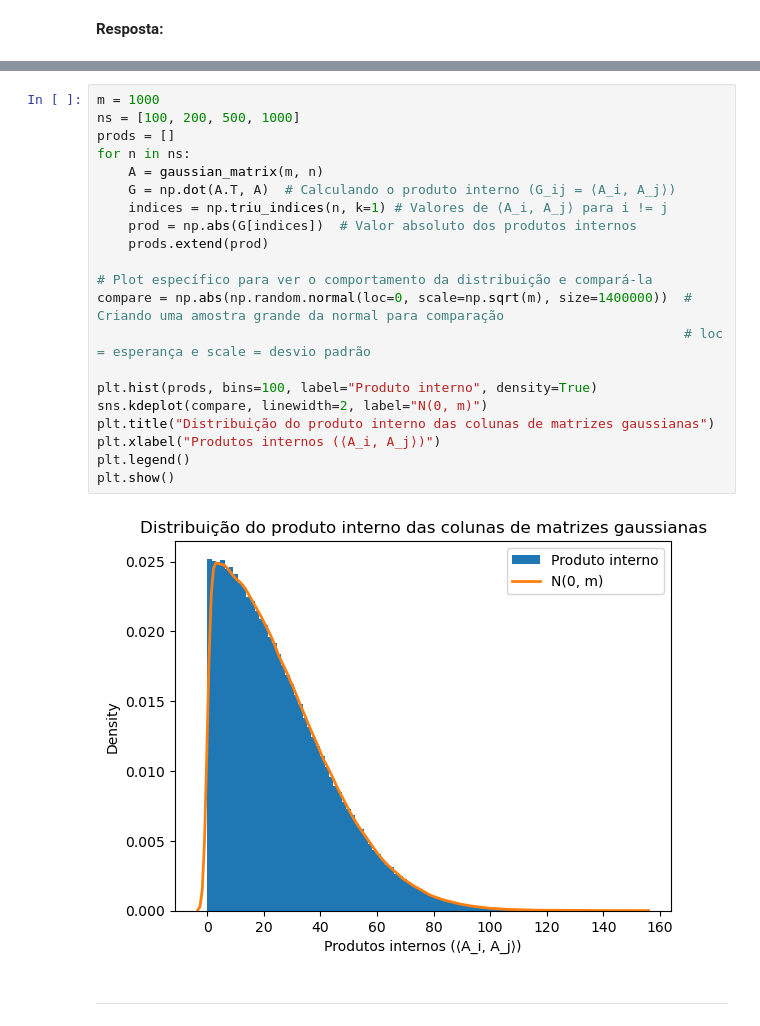
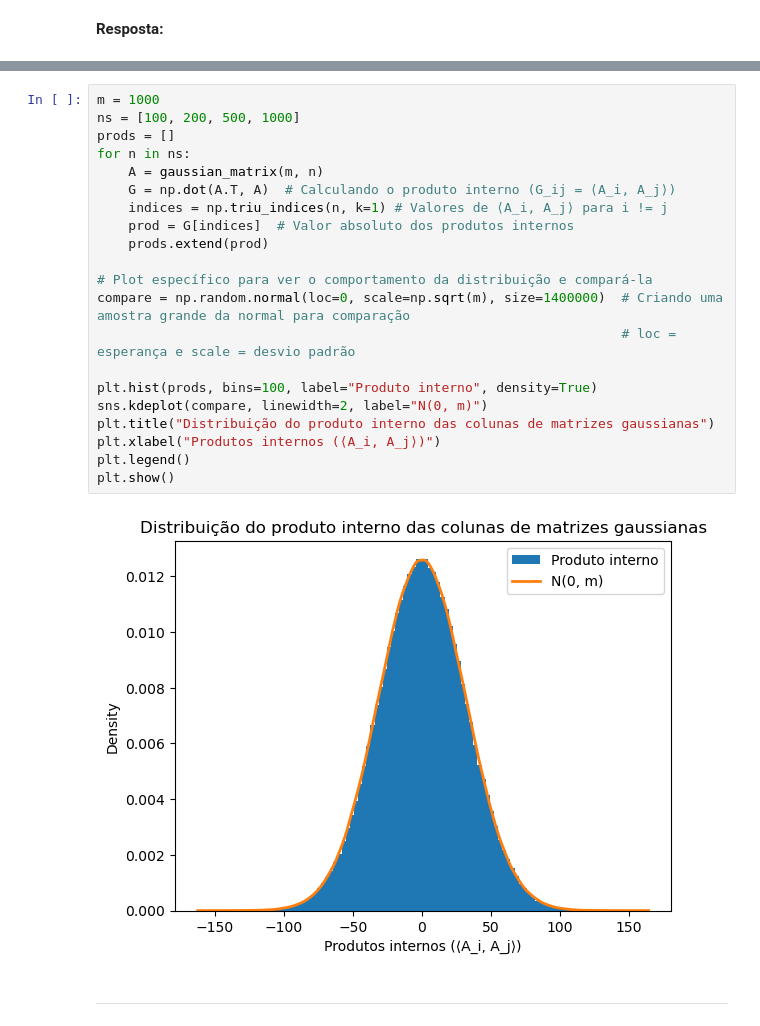
Before and after one commit to alexoliveiraFGV24/rand_nla, a Jupyter notebook: final/Projeto4.ipynb, the cells around one changed output, grey strips where cells are left out. Cells and saved outputs as stored; diff of their text form.

```diff
--- a/final/Projeto4.ipynb
+++ b/final/Projeto4.ipynb
@@ -93,26 +93,26 @@ Sejam as colunas $A_i = \begin{bmatrix} x_1 & x_2 & x_3 & \dots & x_m \end{bmatr
 # %%
 m = 1000
 ns = [100, 200, 500, 1000]
 prods = []
 for n in ns:
     A = gaussian_matrix(m, n)
     G = np.dot(A.T, A)  # Calculando o produto interno (G_ij = ⟨A_i, A_j⟩)
     indices = np.triu_indices(n, k=1) # Valores de ⟨A_i, A_j⟩ para i != j
-    prod = np.abs(G[indices])  # Valor absoluto dos produtos internos
+    prod = G[indices]  # Valor absoluto dos produtos internos
     prods.extend(prod)
 
 # Plot específico para ver o comportamento da distribuição e compará-la
-compare = np.abs(np.random.normal(loc=0, scale=np.sqrt(m), size=1400000))  # Criando uma amostra grande da normal para comparação
-                                                                           # loc = esperança e scale = desvio padrão
+compare = np.random.normal(loc=0, scale=np.sqrt(m), size=1400000)  # Criando uma amostra grande da normal para comparação
+                                                                   # loc = esperança e scale = desvio padrão
 
 plt.hist(prods, bins=100, label="Produto interno", density=True)
 sns.kdeplot(compare, linewidth=2, label="N(0, m)")
 plt.title("Distribuição do produto interno das colunas de matrizes gaussianas")
 plt.xlabel("Produtos internos (⟨A_i, A_j⟩)")
 plt.legend()
 plt.show()
 # %% [output]
-[figure, old version]
+[figure, new version]
 # %% [markdown]
 ---
 # %% [markdown]
```
Also changed, not shown: parts of 11 cells of this notebook.
